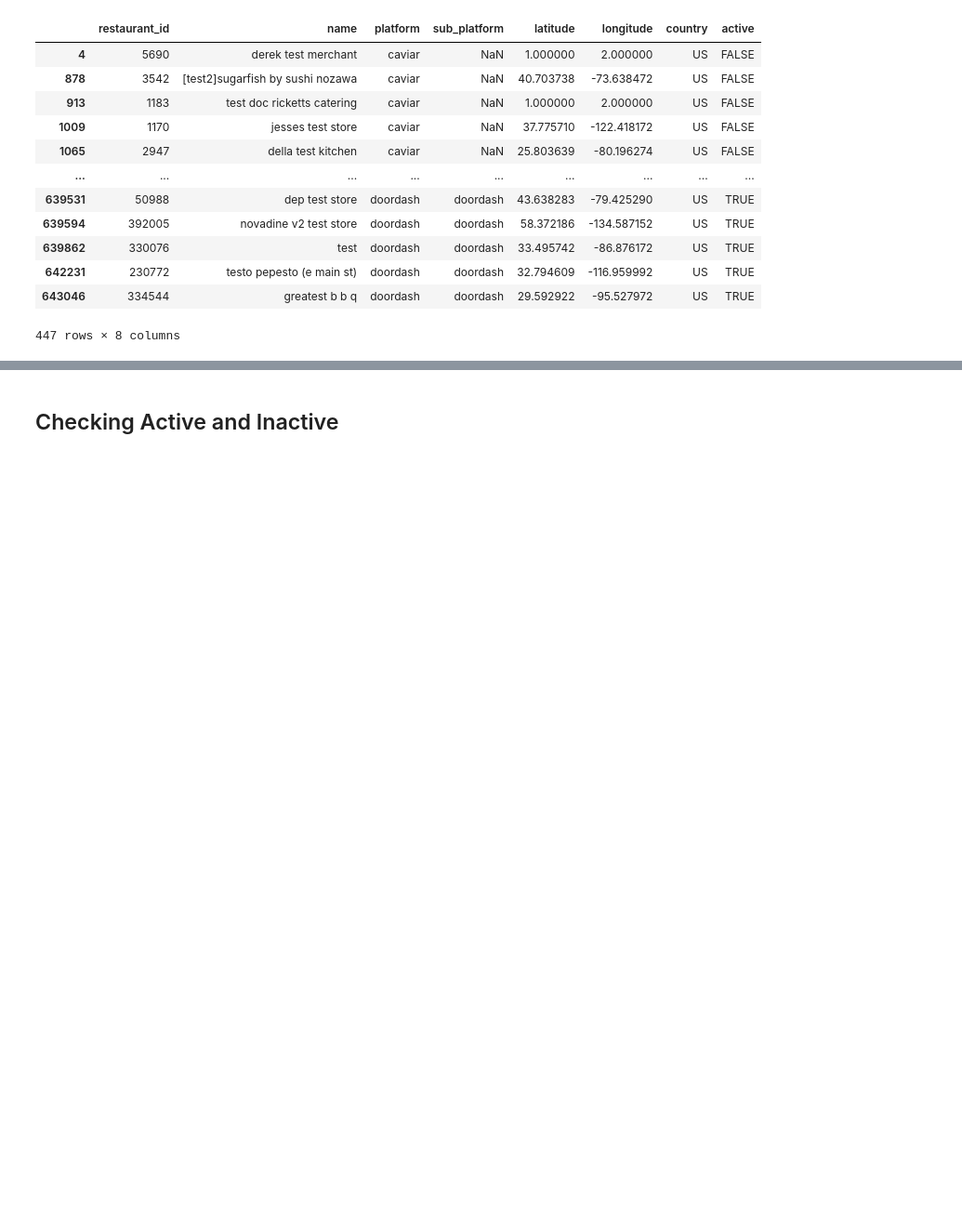
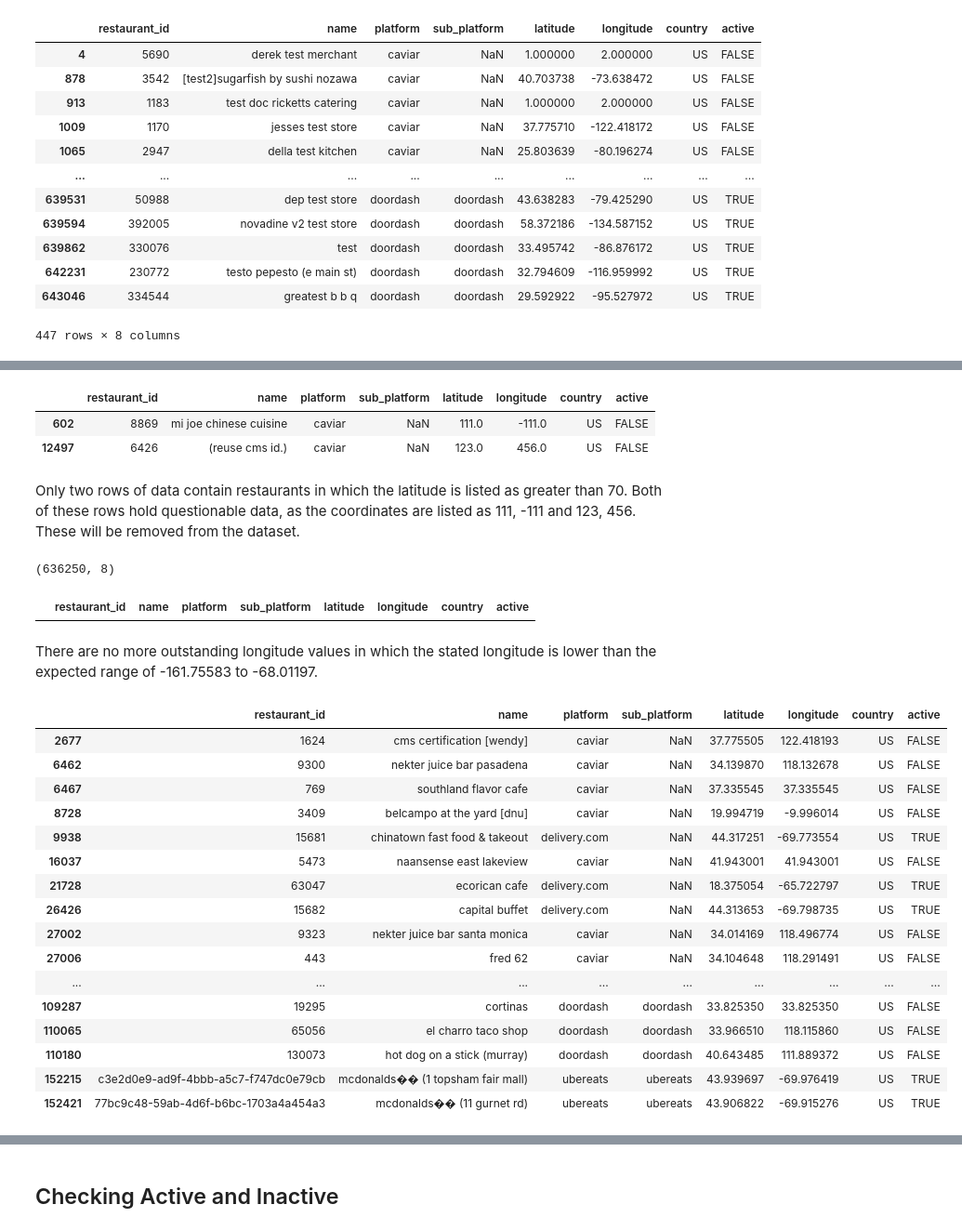
Before and after one commit to Junxchung/Estimating-the-Size-of-the-Online-Food-Ordering-Market, a Jupyter notebook: Otter Case Study Challenge.ipynb, the cells around one changed output, grey strips where cells are left out. Shown at 93% size. Cells and saved outputs as stored; diff of their text form; code cells hidden in the pictures; blank space fills up the shorter version.

```diff
--- a/Otter Case Study Challenge.ipynb
+++ b/Otter Case Study Challenge.ipynb
@@ -955,0 +1130,41 @@ data[data['name'].str.contains('test')]
+# %%
+data[data['latitude'] > 70]
+# %% [output]
+|  | restaurant_id | name | platform | sub_platform | latitude | longitude | country | active |
+| 602 | 8869 | mi joe chinese cuisine | caviar | NaN | 111.0 | -111.0 | US | FALSE |
+| 12497 | 6426 | (reuse cms id.) | caviar | NaN | 123.0 | 456.0 | US | FALSE |
+# %% [markdown]
+Only two rows of data contain restaurants in which the latitude is listed as greater than 70. Both of these rows hold questionable data, as the coordinates are listed as 111, -111 and 123, 456. These will be removed from the dataset.
+# %%
+# removing illogical latitude values from our dataset
+data = data[data['latitude'] <= 70]
+data = data[data['latitude'] >= 15]
+data.shape
+# %% [output]
+(636250, 8)
+# %%
+data[data['longitude'] < -165]
+# %% [output]
+|  | restaurant_id | name | platform | sub_platform | latitude | longitude | country | active |
+# %% [markdown]
+There are no more outstanding longitude values in which the stated longitude is lower than the expected range of -161.75583 to -68.01197.
+# %%
+data[data['longitude'] > -70]
+# %% [output]
+|  | restaurant_id | name | platform | sub_platform | latitude | longitude | country | active |
+| 2677 | 1624 | cms certification [wendy] | caviar | NaN | 37.775505 | 122.418193 | US | FALSE |
+| 6462 | 9300 | nekter juice bar pasadena | caviar | NaN | 34.139870 | 118.132678 | US | FALSE |
+| 6467 | 769 | southland flavor cafe | caviar | NaN | 37.335545 | 37.335545 | US | FALSE |
+| 8728 | 3409 | belcampo at the yard [dnu] | caviar | NaN | 19.994719 | -9.996014 | US | FALSE |
+| 9938 | 15681 | chinatown fast food & takeout | delivery.com | NaN | 44.317251 | -69.773554 | US | TRUE |
+| 16037 | 5473 | naansense east lakeview | caviar | NaN | 41.943001 | 41.943001 | US | FALSE |
+| 21728 | 63047 | ecorican cafe | delivery.com | NaN | 18.375054 | -65.722797 | US | TRUE |
+| 26426 | 15682 | capital buffet | delivery.com | NaN | 44.313653 | -69.798735 | US | TRUE |
+| 27002 | 9323 | nekter juice bar santa monica | caviar | NaN | 34.014169 | 118.496774 | US | FALSE |
+| 27006 | 443 | fred 62 | caviar | NaN | 34.104648 | 118.291491 | US | FALSE |
+| ... | ... | ... | ... | ... | ... | ... | ... | ... |
+| 109287 | 19295 | cortinas | doordash | doordash | 33.825350 | 33.825350 | US | FALSE |
+| 110065 | 65056 | el charro taco shop | doordash | doordash | 33.966510 | 118.115860 | US | FALSE |
+| 110180 | 130073 | hot dog on a stick (murray) | doordash | doordash | 40.643485 | 111.889372 | US | FALSE |
+| 152215 | c3e2d0e9-ad9f-4bbb-a5c7-f747dc0e79cb | mcdonalds�� (1 topsham fair mall) | ubereats | ubereats | 43.939697 | -69.976419 | US | TRUE |
+| 152421 | 77bc9c48-59ab-4d6f-b6bc-1703a4a454a3 | mcdonalds�� (11 gurnet rd) | ubereats | ubereats | 43.906822 | -69.915276 | US | TRUE |
```
Also changed, not shown: parts of 29 cells of this notebook.
